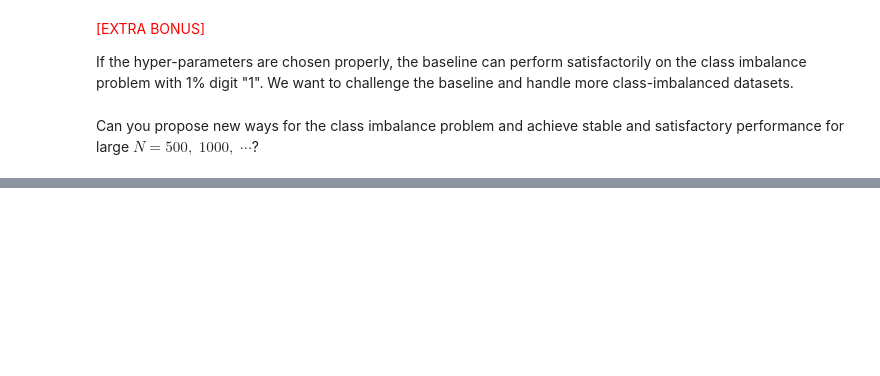
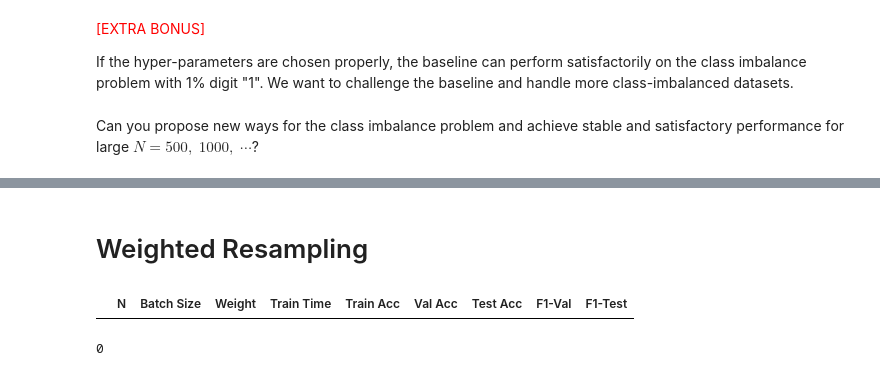
Before and after one commit to Vashistht/Intro_DL, a Jupyter notebook: IDL_hw1/source/hw1_q3.ipynb, the cells around one changed output, grey strips where cells are left out. Saved outputs shown, nothing was run; the diff lists cells and outputs as text; code cells hidden in the pictures; blank space fills up the shorter version.

```diff
--- a/IDL_hw1/source/hw1_q3.ipynb
+++ b/IDL_hw1/source/hw1_q3.ipynb
@@ -351,0 +328,9 @@ Having a `torch.nn.Tanh()` activation layer at the end of the model can convert
+# %% [markdown]
+# Weighted Resampling
+# %%
+from torch.utils.data import WeightedRandomSampler
+headers = ['N', 'Batch Size', 'Weight', 'Train Time ', 'Train Acc' ,' Val Acc', 'Test Acc', 'F1-Val', 'F1-Test']
+question3_df_resample =  pd.DataFrame(columns = headers)
+question3_df_resample
+# %% [output]
+|  | N | Batch Size | Weight | Train Time | Train Acc | Val Acc | Test Acc | F1-Val | F1-Test |
@@ -351,0 +430,6 @@ Having a `torch.nn.Tanh()` activation layer at the end of the model can convert
+# %%
+def convert_tensordata(dataset):
+    dataset_data = [data[0] for data in dataset]
+    dataset_labels = [data[1] for data in dataset]
+# %% [output]
+0
```
Also changed, not shown: parts of 25 cells of this notebook, 2 other files.
